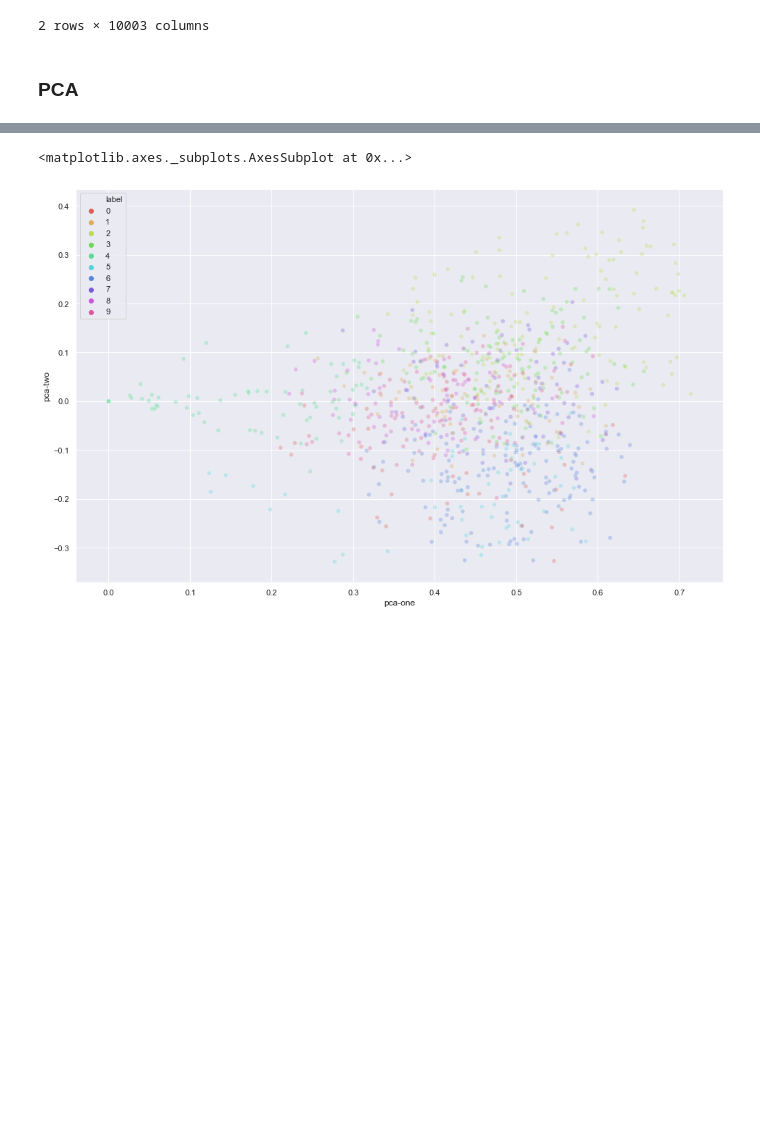
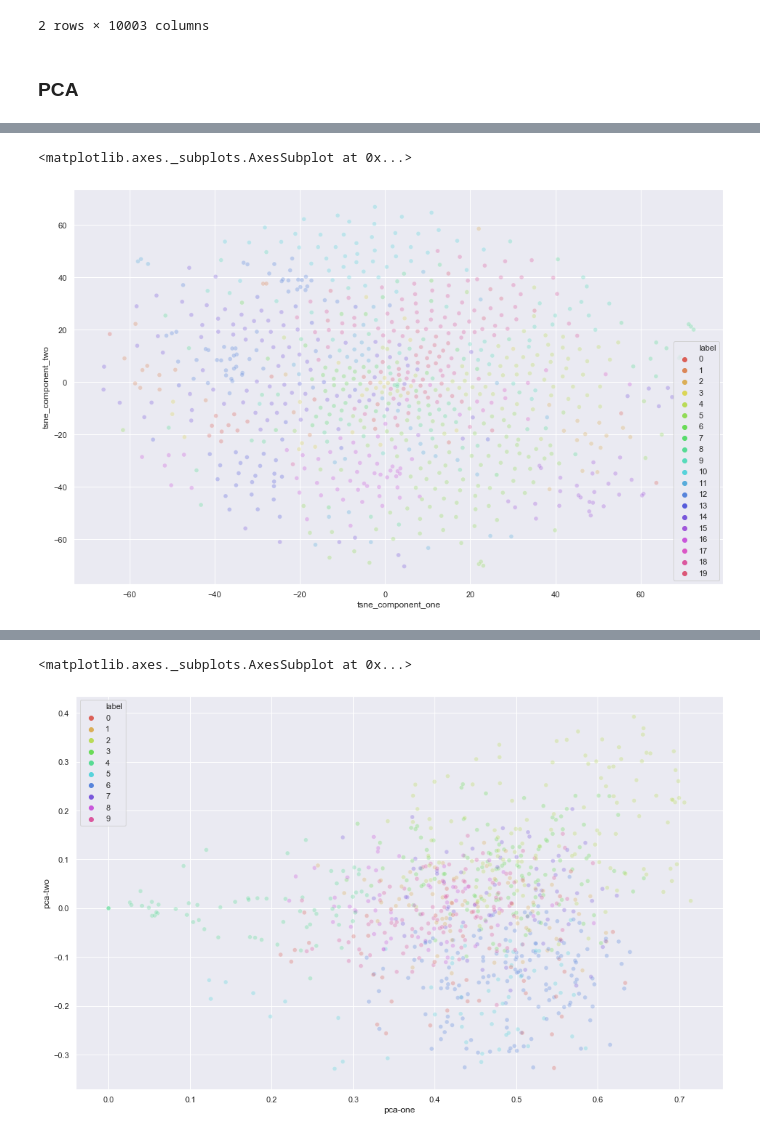
Before and after one commit to carlomarxdk/danish-parlament-text, a Jupyter notebook: 3_TF_IDF.ipynb, the cells around one changed output, grey strips where cells are left out. Cells and saved outputs as stored; diff of their text form; code cells hidden in the pictures; blank space fills up the shorter version.

```diff
--- a/3_TF_IDF.ipynb
+++ b/3_TF_IDF.ipynb
@@ -79,0 +104,7 @@ done in 88.354880s
+# %%
+time_start = time.time()
+tsne = TSNE(n_components=2, verbose=1, perplexity=10, n_iter=1000)
+#tsne_results = tsne.fit_transform(df_x[words])
+tsne_results = tsne.fit_transform(pca_result)
+
+print('t-SNE done! Time elapsed: {} seconds'.format(time.time()-time_start))
@@ -79,0 +120,16 @@ done in 88.354880s
+# %%
+df_x['tsne_component_one'] = tsne_results[:,0]
+df_x['tsne_component_two'] = tsne_results[:,1]
+# %%
+plt.figure(figsize=(16,10))
+sns.scatterplot(
+    x="tsne_component_one", y="tsne_component_two",
+    hue='label',
+    palette=sns.color_palette("hls", np.max(clustering.labels_)+1),
+    data=df_x,
+    legend="full",
+    alpha=0.3
+)
+# %% [output]
+<matplotlib.axes._subplots.AxesSubplot at 0x...>
+[figure, added]
```
Also changed, not shown: parts of 16 cells of this notebook, 1 other file.
